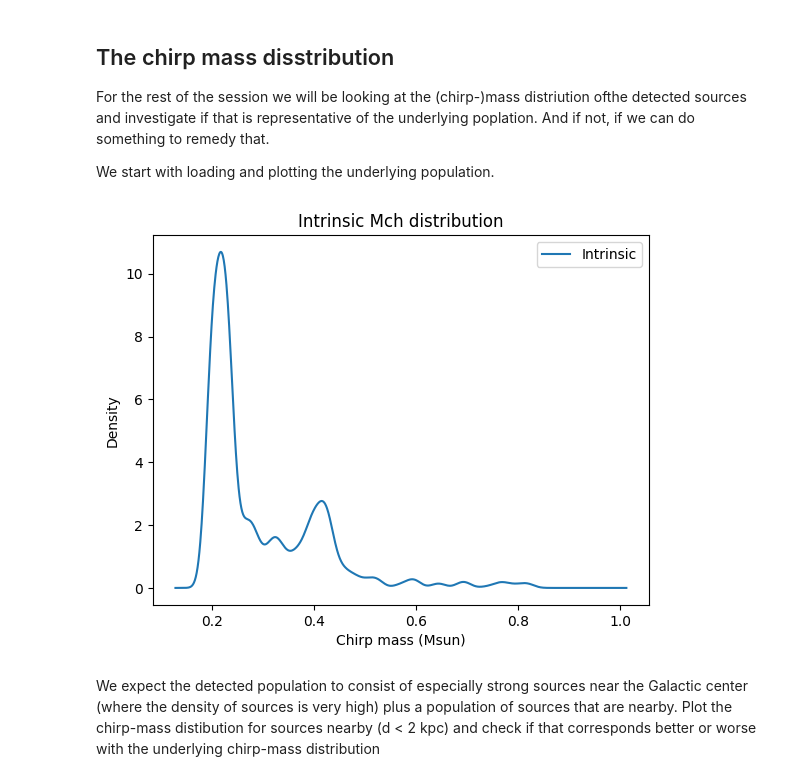
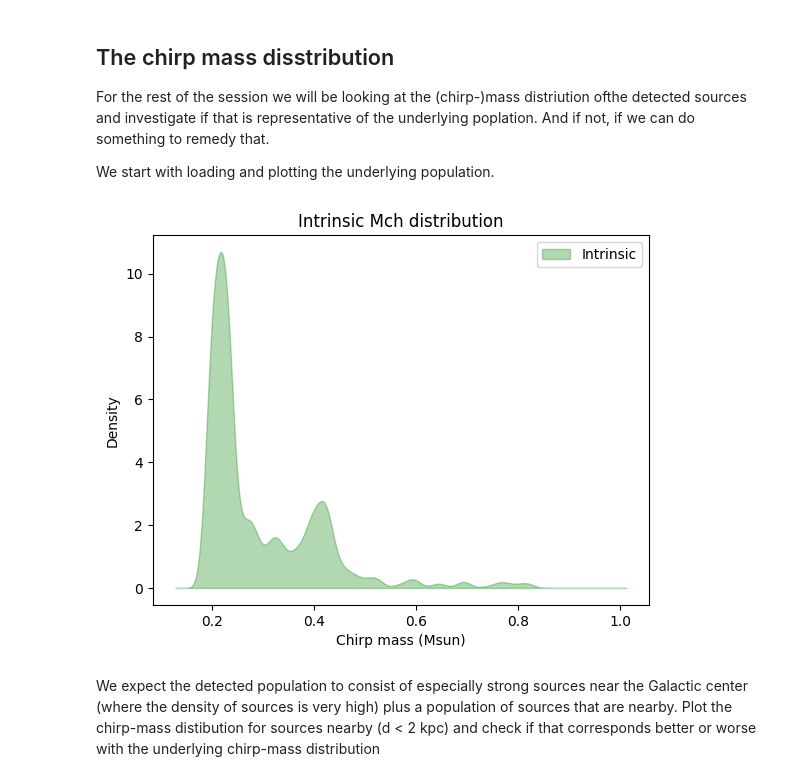
Before and after one commit to nelemans/LISA_GB_population, a Jupyter notebook: LISA_community_day_populations.ipynb, the cells around one changed output. Cells and saved outputs as stored; diff of their text form; code cells hidden in the pictures.

```diff
--- a/LISA_community_day_populations.ipynb
+++ b/LISA_community_day_populations.ipynb
@@ -369,15 +369,15 @@ We start with loading and plotting the underlying population.
 # %%
 xMch, densMch = np.loadtxt('MchDist_smooth.txt', unpack=True)
 
-plt.plot(xMch, densMch, label='Intrinsic')
+plt.fill_between(xMch, densMch,color='green',alpha=0.3, label='Intrinsic')
 
 plt.xlabel("Chirp mass (Msun)")
 plt.ylabel("Density")
 plt.legend()
 plt.title("Intrinsic Mch distribution")
 plt.show()
 # %% [output]
-[figure, old version]
+[figure, new version]
 # %%
 # Make plots of chirp mass distribution of detected sources ExactSNR > 7 and overplot the intrinsic distribution. Does it look like general distributon?
 # %% [markdown]
```
